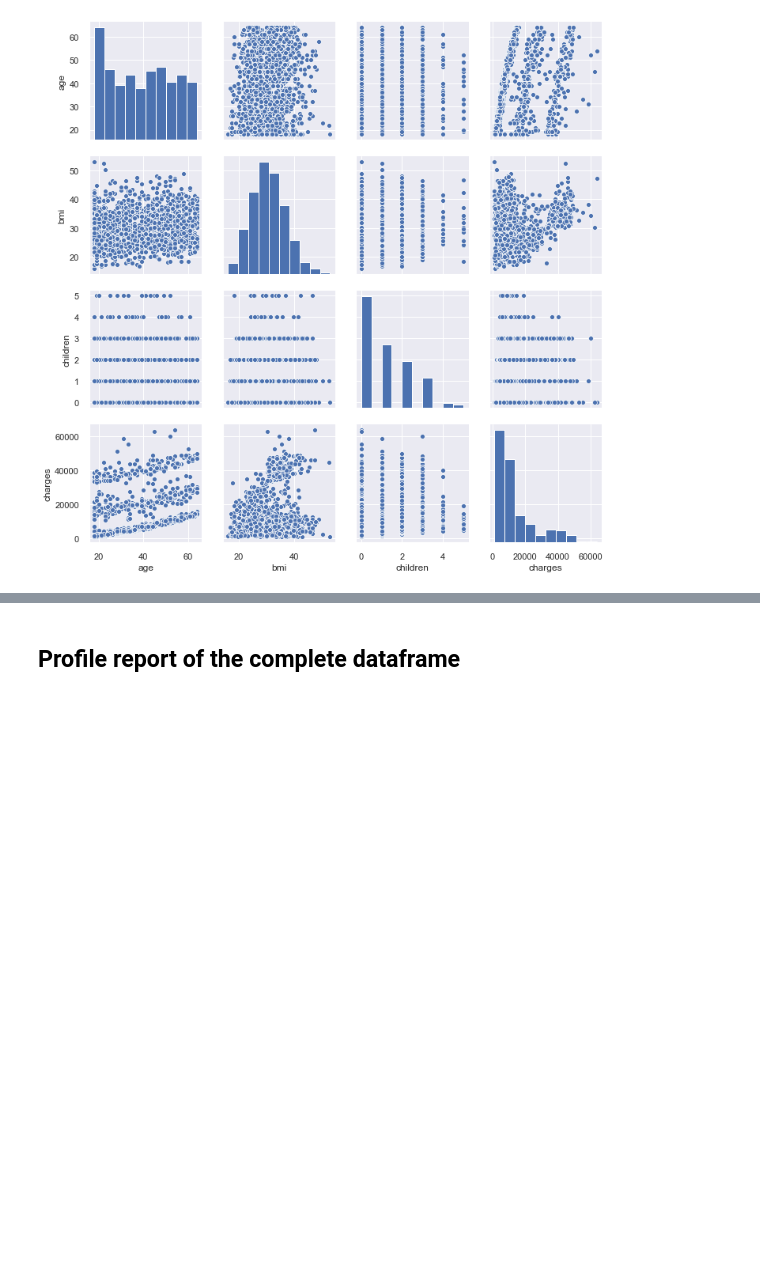
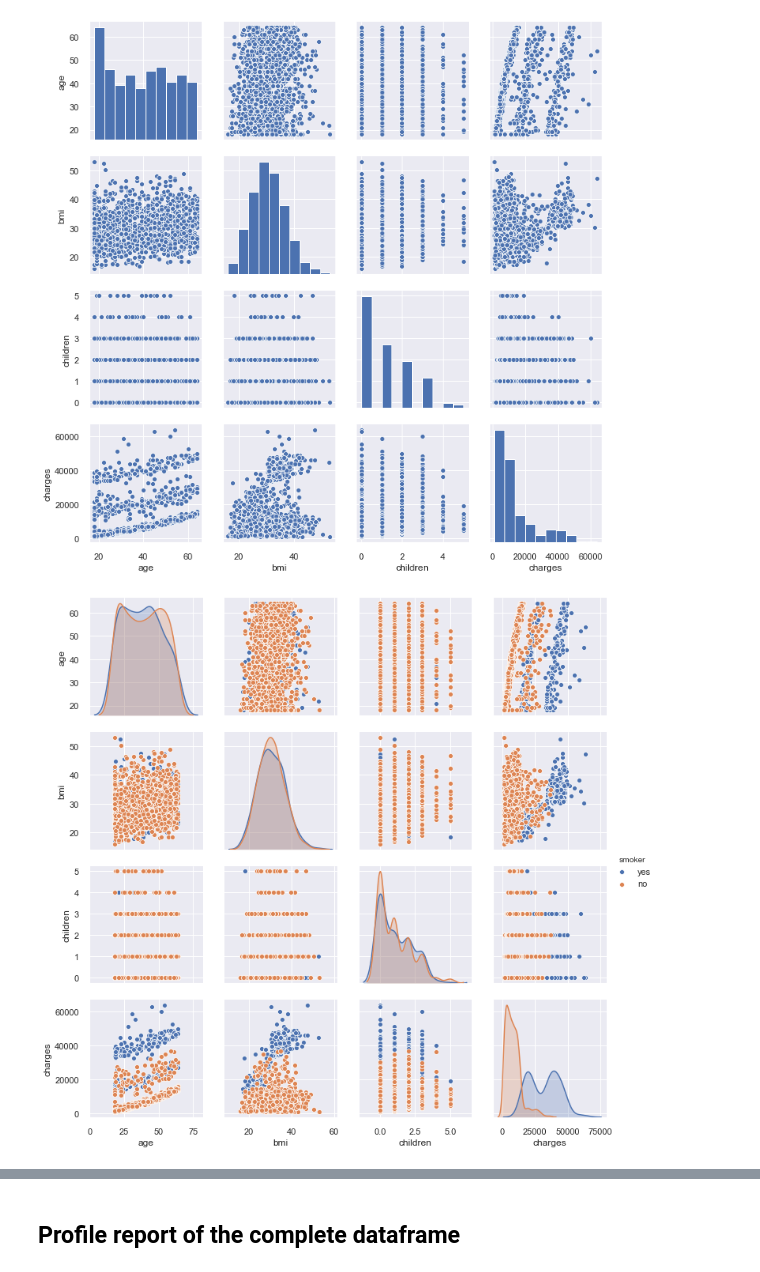
Before and after one commit to nazeer-dev/DataScience_Learning, a Jupyter notebook: Statistics_Project/Statistical_Project.ipynb, the cells around one changed output, grey strips where cells are left out. Cells and saved outputs as stored; diff of their text form; code cells hidden in the pictures; blank space fills up the shorter version.

```diff
--- a/Statistics_Project/Statistical_Project.ipynb
+++ b/Statistics_Project/Statistical_Project.ipynb
@@ -243,3 +258,8 @@ sns.countplot(df_cat["region"]);
 sns.pairplot(df);
 # %% [output]
 [figure]
+# %%
+# Pairplot with smoker as hue
+sns.pairplot(data=df, hue='smoker');
+# %% [output]
+[figure, added]
```
Also changed, not shown: parts of 16 cells of this notebook, 1 other file.
